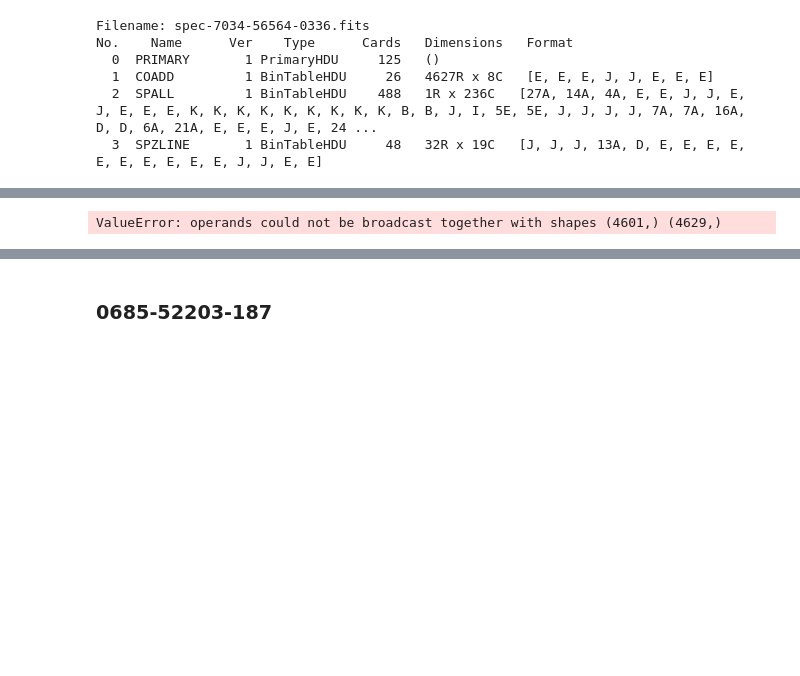
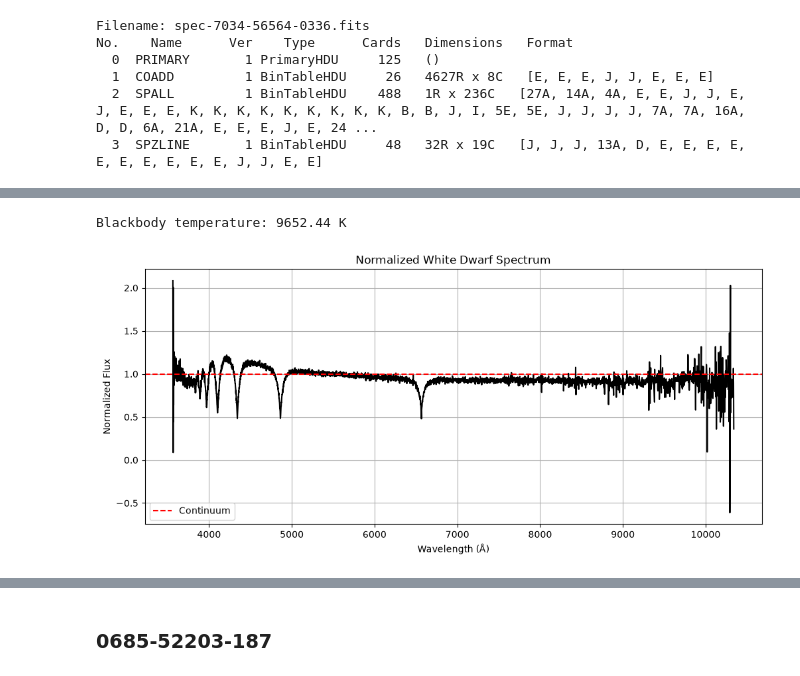
Before and after one commit to Natalia985/Third-semester-MASS, a Jupyter notebook: Line_Shapes/White_Dwarfs/White_Dwarfs.ipynb, the cells around one changed output, grey strips where cells are left out. Drawn from its saved outputs; the diff is of its cells as text; code cells hidden in the pictures; blank space fills up the shorter version.

```diff
--- a/Line_Shapes/White_Dwarfs/White_Dwarfs.ipynb
+++ b/Line_Shapes/White_Dwarfs/White_Dwarfs.ipynb
@@ -466,25 +466,70 @@ plt.show()
 # %%
-# Normalize the spectrum
+import numpy as np
+import matplotlib.pyplot as plt
+from scipy.optimize import curve_fit
+from scipy.constants import h, c, k
+
+# Balmer lines
+balmer_lines = {
+    'Hα': 6562.8,
+    'Hβ': 4861.3,
+    'Hγ': 4340.5,
+    'Hδ': 4101.7
+}
+
+# Blackbody function
+def blackbody(wavelength, T, A):
+    lam = wavelength * 1e-10
+    B = (2 * h * c**2 / lam**5) / np.expm1(
+        h * c / (lam * k * T)
+    )
+    return A * B
+
+# Mask absorption lines
+mask = np.isfinite(wavelength) & np.isfinite(flux)
+
+for lam0 in balmer_lines.values():
+    mask &= np.abs(wavelength - lam0) > 50
+
+# Initial parameters
+T0 = 15000
+A0 = np.max(flux[mask]) / np.max(
+    blackbody(wavelength[mask], T0, 1)
+)
+
+# Fit blackbody
+popt, _ = curve_fit(
+    blackbody,
+    wavelength[mask],
+    flux[mask],
+    p0=[T0, A0],
+    bounds=([3000, 0], [100000, np.inf]),
+    maxfev=20000
+)
+
+T_bb, A_bb = popt
+
+# Normalize
+continuum = blackbody(wavelength, T_bb, A_bb)
 normalized_flux_1 = flux / continuum
+normalized_flux = normalized_flux_1
+
+print(f"Blackbody temperature: {T_bb:.2f} K")
 
 # Plot
 plt.figure(figsize=(12, 5))
-
-plt.plot(wavelength, normalized_flux_1, color='black',
-         label='Normalized spectrum')
-
-plt.axhline(1, color='red', linestyle='--',
-            label='Continuum')
+plt.plot(wavelength, normalized_flux, color='black')
+plt.axhline(1, color='red', linestyle='--', label='Continuum')
 
 plt.xlabel('Wavelength (Å)')
 plt.ylabel('Normalized Flux')
 plt.title('Normalized White Dwarf Spectrum')
-
 plt.legend()
 plt.grid()
 plt.show()
 # %% [output]
-ValueError: operands could not be broadcast together with shapes (4601,) (4629,)
+Blackbody temperature: 9652.44 K
+[figure, added]
 # %%
 # Calculate equivalent widths
 equivalent_widths = {}
```
Also changed, not shown: parts of 17 cells of this notebook, 5 other files.
